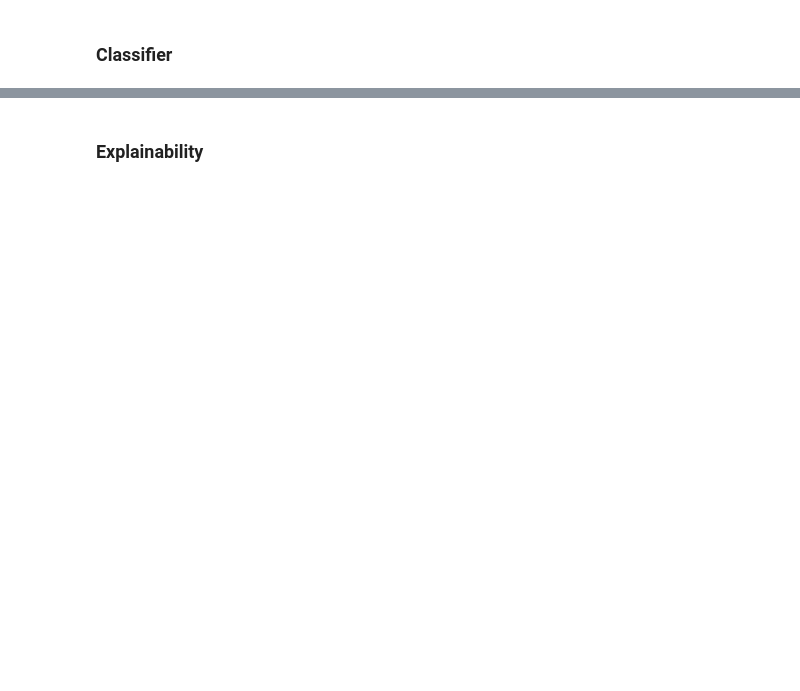
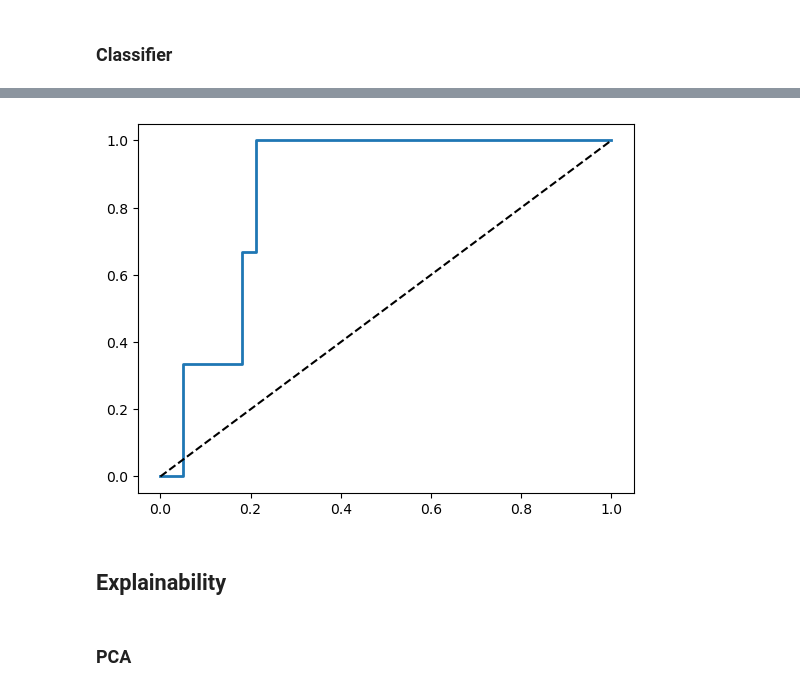
Before and after one commit to BenjaminDeporte/Cyber, a Jupyter notebook: code/SandBox.ipynb, the cells around one changed output, grey strips where cells are left out. Cells and saved outputs as stored; diff of their text form; code cells hidden in the pictures; blank space fills up the shorter version.

```diff
--- a/code/SandBox.ipynb
+++ b/code/SandBox.ipynb
@@ -362,5 +575,22 @@ print(svc_linear.score(X_test, Y_test))
+# %%
+from sklearn.metrics import roc_curve
+from sklearn.model_selection import cross_val_predict
+
+Y_scores = cross_val_predict(svc_linear, X_train, Y_train, cv=3, method="decision_function")
+
+fpr, tpr, thresholds = roc_curve(Y_train, Y_scores)
+# %%
+fig, ax = plt.subplots()
+
+ax.plot(fpr, tpr, linewidth=2)
+ax.plot([0,1], [0,1], 'k--')
+plt.show()
+# %% [output]
+[figure, added]
 # %% [markdown]
-### Explainability
+## Explainability
+# %% [markdown]
+### PCA
 # %%
 # expression of the eigen vectors in the features space
 
```
Also changed, not shown: parts of 22 cells of this notebook, 1 other file.
